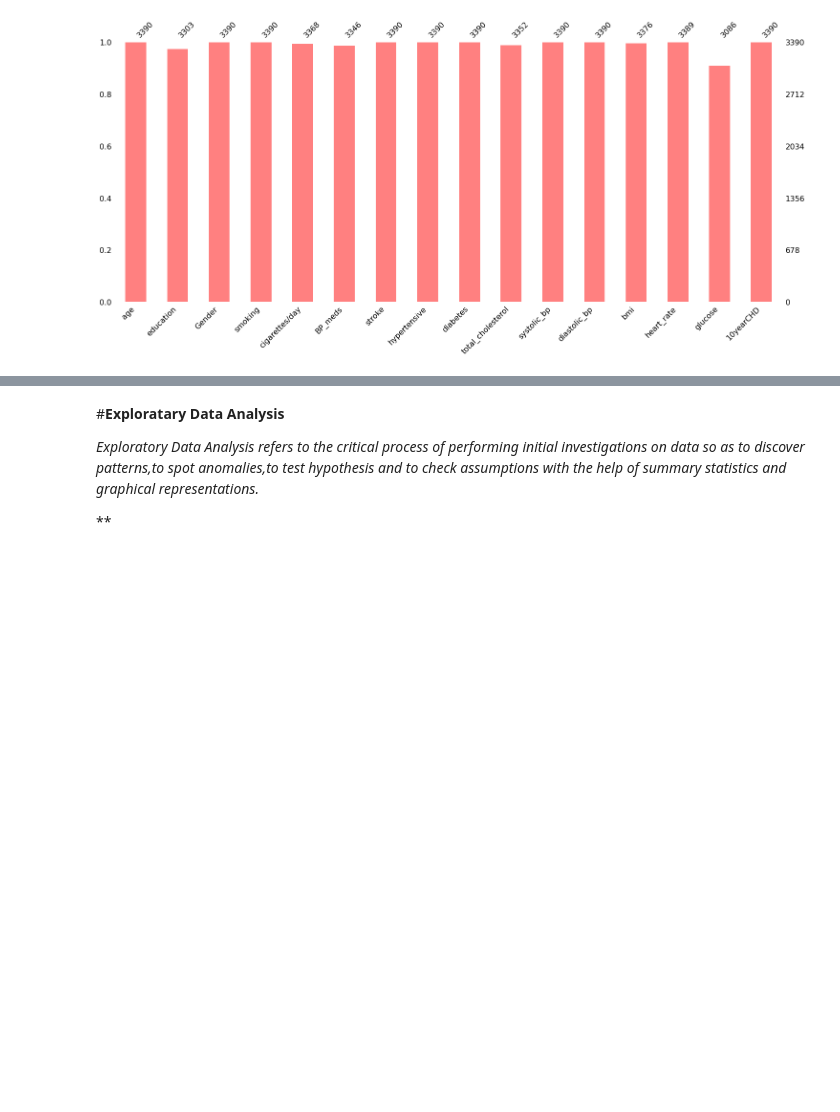
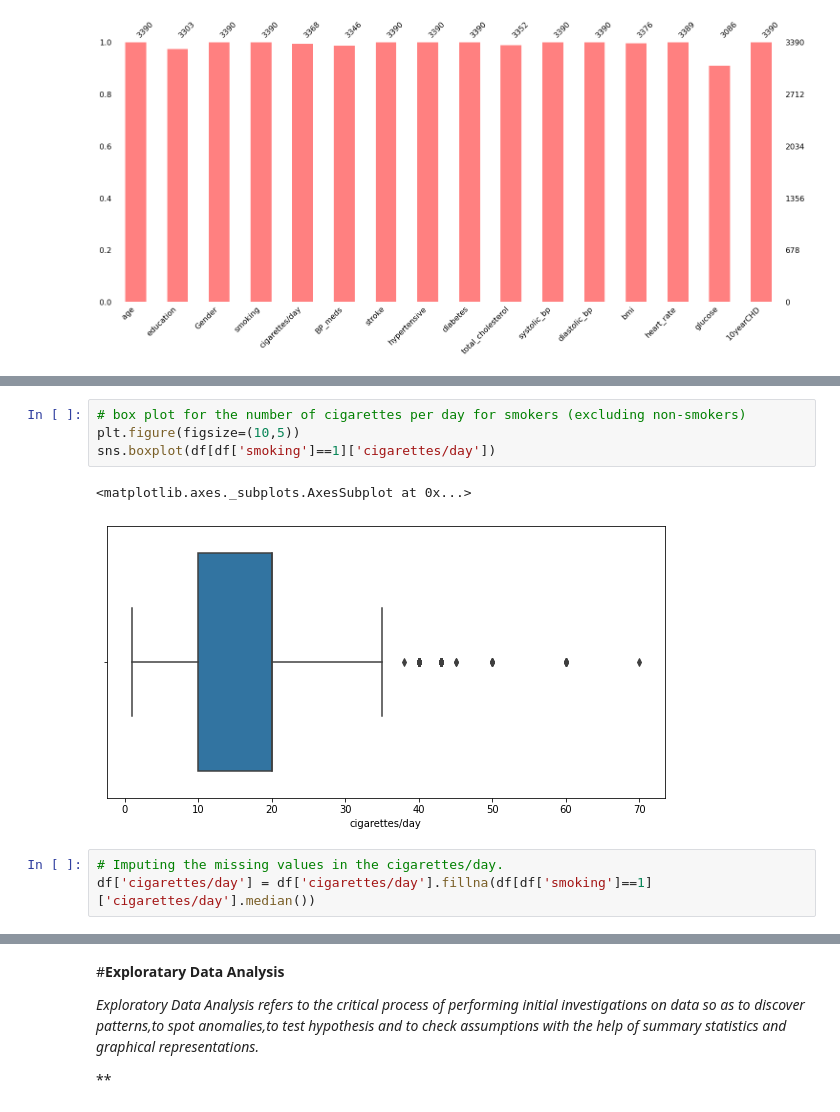
Before and after one commit to Dshivank/Cardiovascular-Risk-Prediction_ML_Classification, a Jupyter notebook: CARDIOVASCULAR_RISK_PREDICTION_CAPSTONE_III(Classification).ipynb, the cells around one changed output, grey strips where cells are left out. Drawn from its saved outputs; the diff is of its cells as text; blank space fills up the shorter version.

```diff
--- a/CARDIOVASCULAR_RISK_PREDICTION_CAPSTONE_III(Classification).ipynb
+++ b/CARDIOVASCULAR_RISK_PREDICTION_CAPSTONE_III(Classification).ipynb
@@ -325,0 +492,10 @@ df['education'].isna().sum()
+# %%
+# box plot for the number of cigarettes per day for smokers (excluding non-smokers)
+plt.figure(figsize=(10,5))
+sns.boxplot(df[df['smoking']==1]['cigarettes/day'])
+# %% [output]
+<matplotlib.axes._subplots.AxesSubplot at 0x...>
+[figure, added]
+# %%
+# Imputing the missing values in the cigarettes/day.
+df['cigarettes/day'] = df['cigarettes/day'].fillna(df[df['smoking']==1]['cigarettes/day'].median())
```
Also changed, not shown: parts of 75 cells of this notebook.
